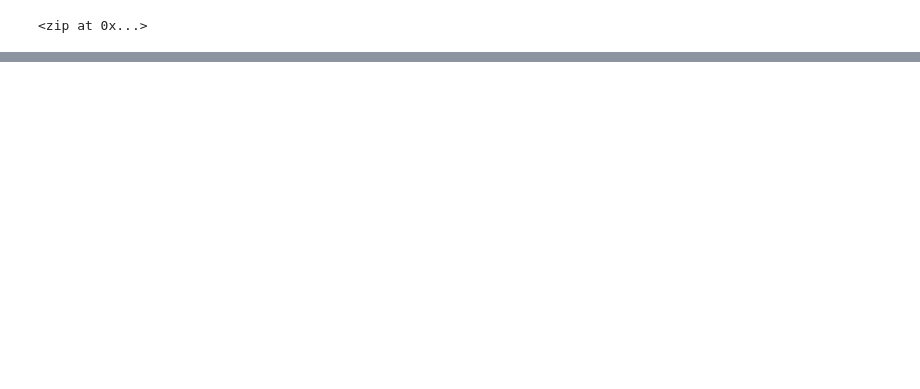
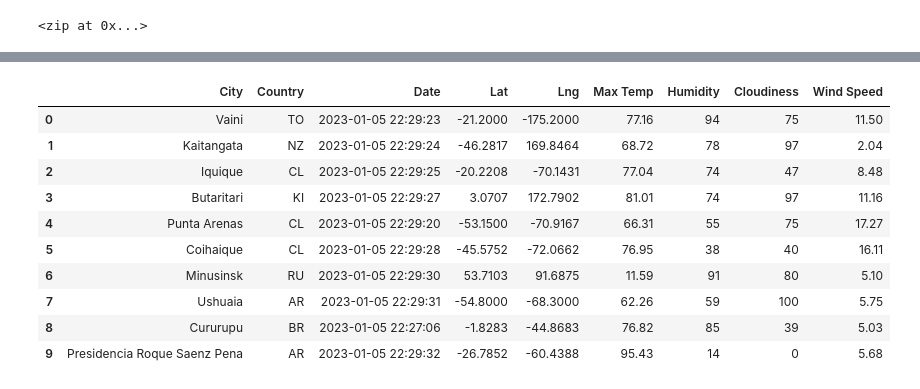
Before and after one commit to macedo6000/World_Weather_Analysis, a Jupyter notebook: WeatherPy.ipynb, the cells around one changed output, grey strips where cells are left out. Saved outputs shown, nothing was run; the diff lists cells and outputs as text; code cells hidden in the pictures; blank space fills up the shorter version.

```diff
--- a/WeatherPy.ipynb
+++ b/WeatherPy.ipynb
@@ -54,0 +165,20 @@ len(cities)
+# %%
+# Reorder columns.
+new_column_order = ["City", "Country", "Date", "Lat", "Lng", "Max Temp", "Humidity", "Cloudiness", "Wind Speed"]
+
+# Assign new DF with new column order.
+city_data_df = city_data_df[new_column_order]
+
+city_data_df.head(10)
+# %% [output]
+|  | City | Country | Date | Lat | Lng | Max Temp | Humidity | Cloudiness | Wind Speed |
+| 0 | Vaini | TO | 2023-01-05 22:29:23 | -21.2000 | -175.2000 | 77.16 | 94 | 75 | 11.50 |
+| 1 | Kaitangata | NZ | 2023-01-05 22:29:24 | -46.2817 | 169.8464 | 68.72 | 78 | 97 | 2.04 |
+| 2 | Iquique | CL | 2023-01-05 22:29:25 | -20.2208 | -70.1431 | 77.04 | 74 | 47 | 8.48 |
+| 3 | Butaritari | KI | 2023-01-05 22:29:27 | 3.0707 | 172.7902 | 81.01 | 74 | 97 | 11.16 |
+| 4 | Punta Arenas | CL | 2023-01-05 22:29:20 | -53.1500 | -70.9167 | 66.31 | 55 | 75 | 17.27 |
+| 5 | Coihaique | CL | 2023-01-05 22:29:28 | -45.5752 | -72.0662 | 76.95 | 38 | 40 | 16.11 |
+| 6 | Minusinsk | RU | 2023-01-05 22:29:30 | 53.7103 | 91.6875 | 11.59 | 91 | 80 | 5.10 |
+| 7 | Ushuaia | AR | 2023-01-05 22:29:31 | -54.8000 | -68.3000 | 62.26 | 59 | 100 | 5.75 |
+| 8 | Cururupu | BR | 2023-01-05 22:27:06 | -1.8283 | -44.8683 | 76.82 | 85 | 39 | 5.03 |
+| 9 | Presidencia Roque Saenz Pena | AR | 2023-01-05 22:29:32 | -26.7852 | -60.4388 | 95.43 | 14 | 0 | 5.68 |
```
Also changed, not shown: parts of 9 cells of this notebook, 4 other files.
